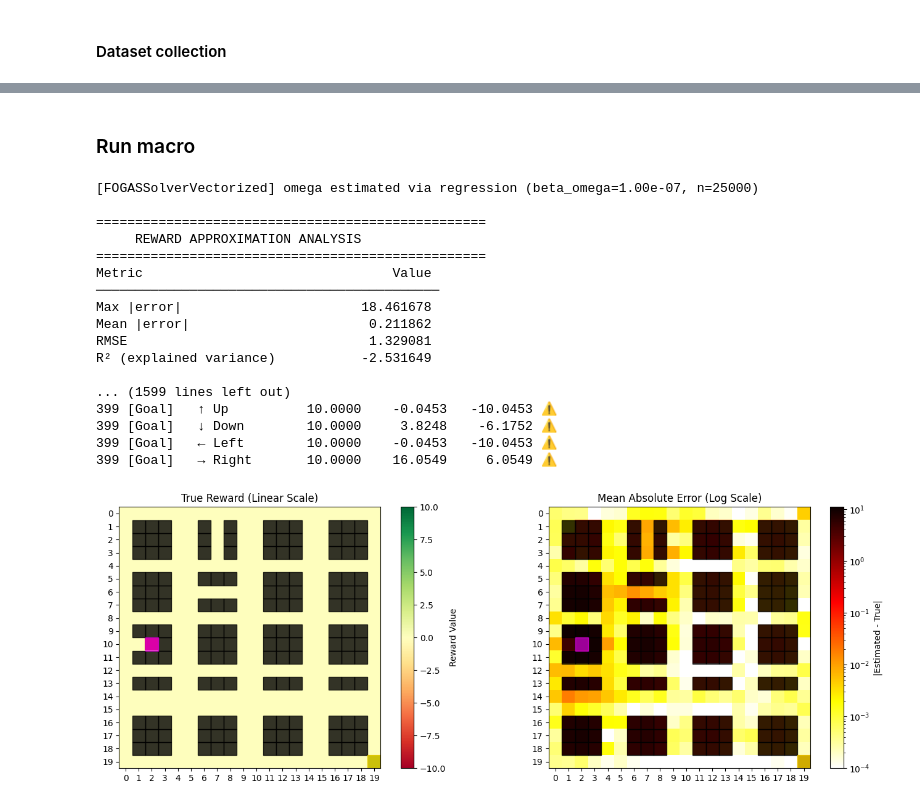
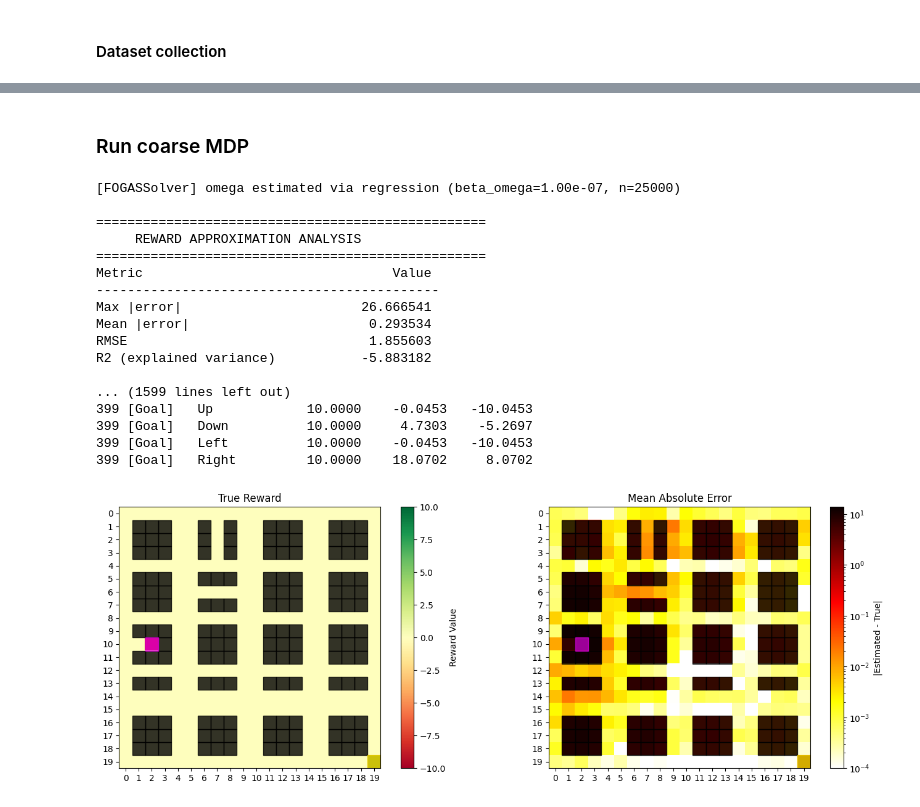
Before and after one commit to maaurod/Generalized-FOGAS, a Jupyter notebook: experiments/fogas_clean/notebooks/large_100.ipynb, the cells around one changed output, grey strips where cells are left out. Drawn from its saved outputs; the diff is of its cells as text; code cells hidden in the pictures.

```diff
--- a/experiments/fogas_clean/notebooks/large_100.ipynb
+++ b/experiments/fogas_clean/notebooks/large_100.ipynb
@@ -1090,21 +1090,21 @@ macro_reward_fn = make_macro_reward_fn(
 )
 
 def phi_macro(x, a):
-    s_feat = phi_s_20(x)      # same 20×20 RBF centers — no retraining
-    e_a = torch.zeros(4, dtype=torch.float64)
-    e_a[int(a)] = 1.0
-    return torch.kron(e_a, s_feat)
+    return phi_20_fixed(x, a)      # same 20×20 RBF centers — no retraining
 
-mdp_macro = LinearMDP(
+terminal_states_macro = list(mdp_data_20["pits"]) + [mdp_data_20["goal"]]
+
+mdp_macro = DiscreteMDP(
     states    = torch.arange(size_20 * size_20, dtype=torch.int64),
     actions   = torch.arange(4, dtype=torch.int64),
-    phi       = phi_macro,
     reward_fn = macro_reward_fn,
     gamma     = gamma_macro,
     x0        = mdp_data_20["start"],
     P         = mdp_data_20["P"],
+    terminal_states = terminal_states_macro,
 )
-mdp_macro.r = mdp_macro.get_reward()   # needed by LinearMDPEnv
+
+planner_macro = Planner(mdp_macro)
 # %% [markdown]
 #### Dataset collection
 # %%
@@ -1190,42 +1188,71 @@ Valid border start states: 198 (first col + last row, excluding walls/pits/goal)
 # %% [markdown]
-### Run macro
+### Run coarse MDP
 # %%
-solver_macro = FOGASSolverVectorized(
+solver_macro = FOGASSolver(
     mdp      = mdp_macro,
+    phi      = phi_macro,
     csv_path = str(MACRO_DATASET_PATH_100_20),
     device   = device,
     beta     = 1e-7,
     seed     = seed,
 )
-evaluator_macro = FOGASEvaluator(solver_macro)
+
+evaluator_macro = FOGASEvaluator(
+    solver  = solver_macro,
+    mdp     = mdp_macro,
+    planner = planner_macro,
+)
+
 optimizer_macro = FOGASHyperOptimizer(
-    solver          = solver_macro,
-    metric_callable = evaluator_macro.get_metric("reward"),
-    seed            = seed,
+    solver    = solver_macro,
+    evaluator = evaluator_macro,
+    metric    = "greedy_average_return",
+    metric_kwargs = {
+        "num_trajectories": 10,
+        "max_steps": 100,
+        "seed": seed,
+        "goal_state": mdp_data_20["goal"],
+        "terminal_states": list(mdp_data_20["pits"]) + [mdp_data_20["goal"]],
+    },
+    seed = seed,
 )
 
 evaluator_macro.analyze_reward_approximation(
     walls      = mdp_data_20["walls"],
     pits       = mdp_data_20["pits"],
     goal       = mdp_data_20["goal"],
     print_each = True,
 )
+
+solver_macro.run(
+    alpha=0.0001,
+    eta=0.00002,
+    rho=0.5,
+    tqdm_print=True,
+    T=25000
+)
+
+evaluator_macro.print_optimal_path(
+    goal_state=mdp_data_20["goal"],
+    terminal_states=list(mdp_data_20["pits"]) + [mdp_data_20["goal"]],
+    show_value_info=False,
+)
 # %% [output]
-[FOGASSolverVectorized] omega estimated via regression (beta_omega=1.00e-07, n=25000)
+[FOGASSolver] omega estimated via regression (beta_omega=1.00e-07, n=25000)
 
 ==================================================
      REWARD APPROXIMATION ANALYSIS
 ==================================================
 Metric                                Value
-────────────────────────────────────────────
-Max |error|                       18.461678
-Mean |error|                       0.211862
-RMSE                               1.329081
-R² (explained variance)           -2.531649
+--------------------------------------------
+Max |error|                       26.666541
+Mean |error|                       0.293534
+RMSE                               1.855603
+R2 (explained variance)           -5.883182
 
 ... (1599 lines left out)
-399 [Goal]   ↑ Up          10.0000    -0.0453   -10.0453 ⚠️
-399 [Goal]   ↓ Down        10.0000     3.8248    -6.1752 ⚠️
-399 [Goal]   ← Left        10.0000    -0.0453   -10.0453 ⚠️
-399 [Goal]   → Right       10.0000    16.0549     6.0549 ⚠️
+399 [Goal]   Up            10.0000    -0.0453   -10.0453
+399 [Goal]   Down          10.0000     4.7303    -5.2697
+399 [Goal]   Left          10.0000    -0.0453   -10.0453
+399 [Goal]   Right         10.0000    18.0702     8.0702
-[figure, old version]
+[figure, new version]
```
Also changed, not shown: parts of 24 cells of this notebook, 2 other files.
